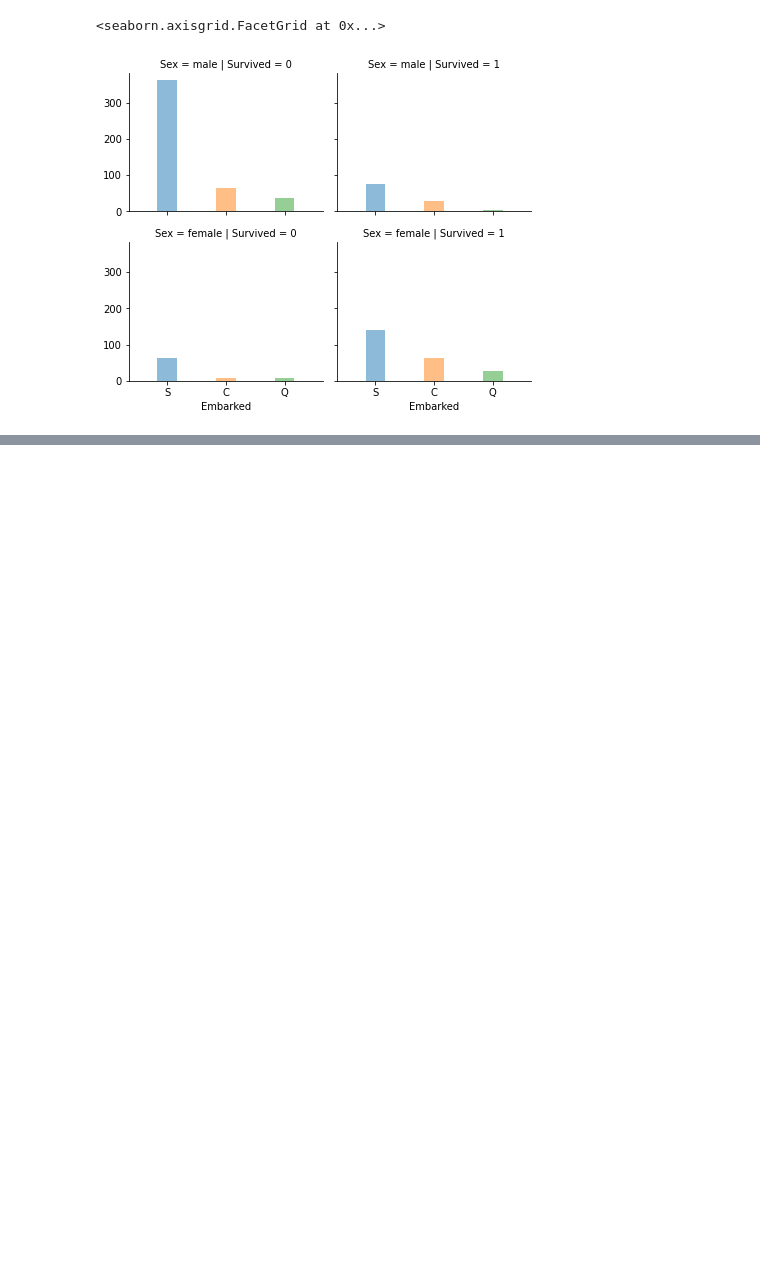
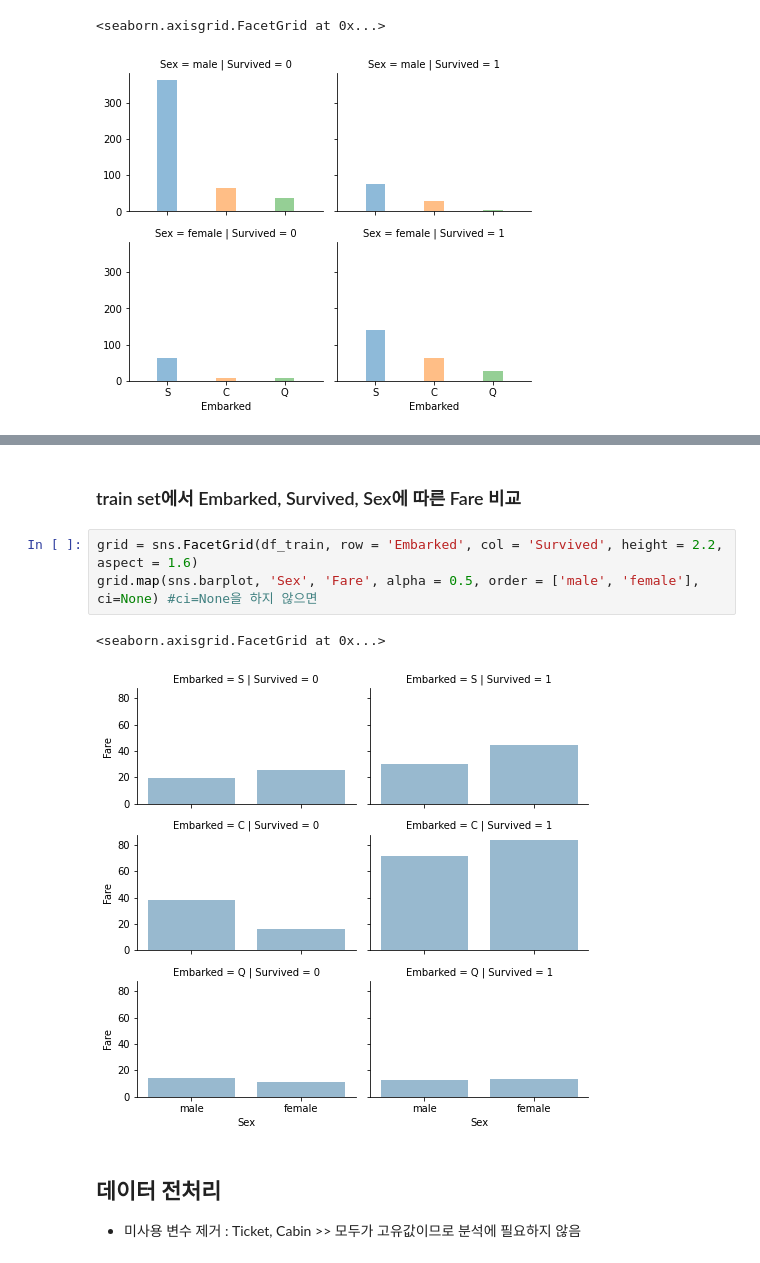
Before and after one commit to Siho02/DataScience, a Jupyter notebook: Titanic.ipynb, the cells around one changed output, grey strips where cells are left out. Cells and saved outputs as stored; diff of their text form; blank space fills up the shorter version.

```diff
--- a/Titanic.ipynb
+++ b/Titanic.ipynb
@@ -264,0 +265,12 @@ grid.map(sns.pointplot, 'Pclass', 'Survived', 'Sex', order = [1,2,3],  hue_order
+# %% [markdown]
+### train set에서 Embarked, Survived, Sex에 따른 Fare 비교
+# %%
+grid = sns.FacetGrid(df_train, row = 'Embarked', col = 'Survived', height = 2.2, aspect = 1.6)
+grid.map(sns.barplot, 'Sex', 'Fare', alpha = 0.5, order = ['male', 'female'], ci=None) #ci=None을 하지 않으면
+# %% [output]
+<seaborn.axisgrid.FacetGrid at 0x...>
+[figure, added]
+# %% [markdown]
+## 데이터 전처리
+
+ - 미사용 변수 제거 : Ticket, Cabin >> 모두가 고유값이므로 분석에 필요하지 않음
```
Also changed, not shown: parts of 46 cells of this notebook.
